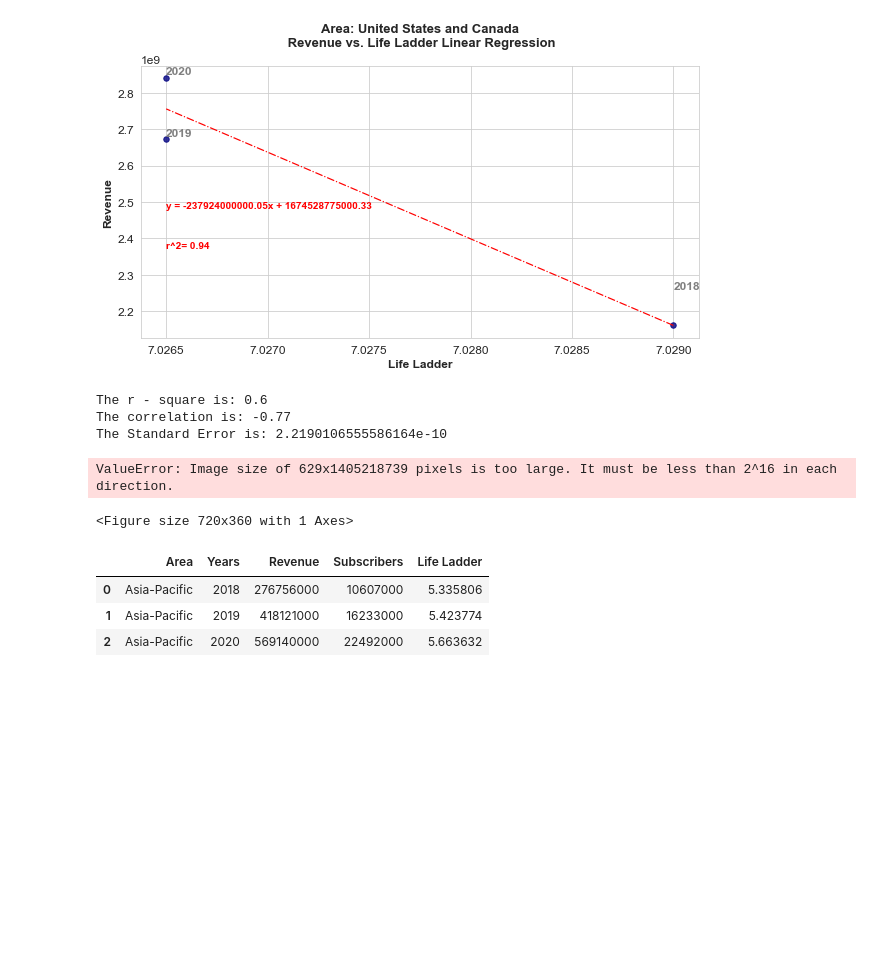
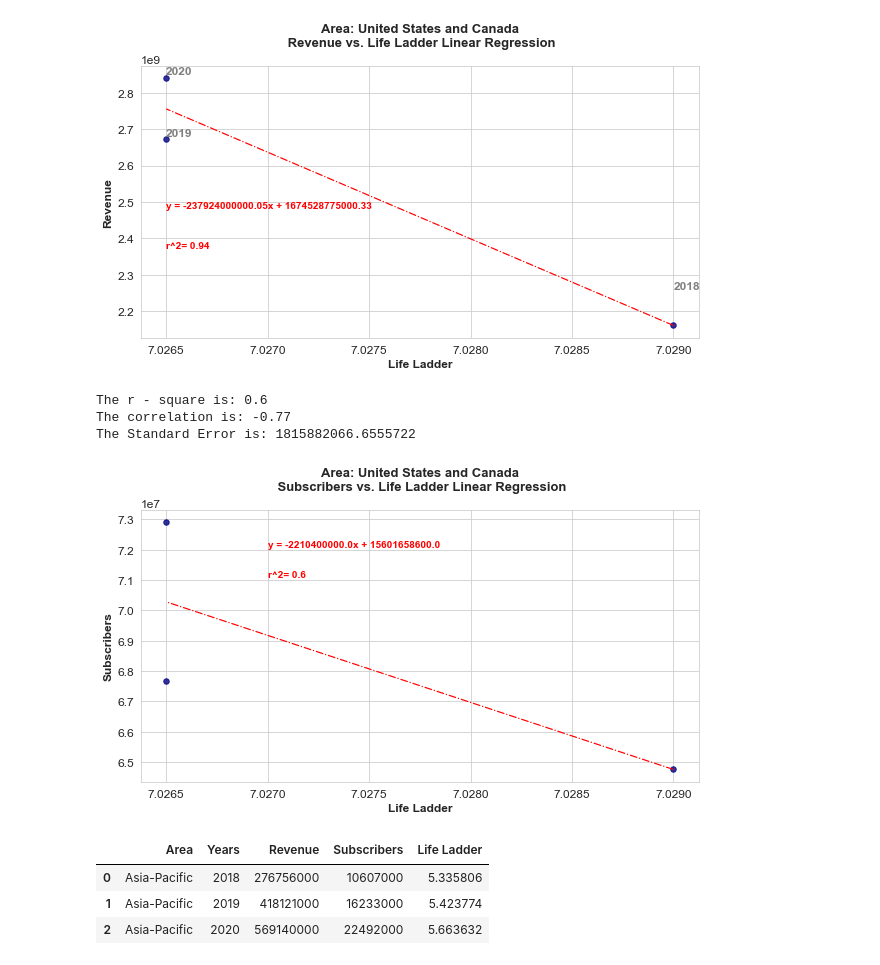
Before and after one commit to adamholcomb/Python-Media-Happiness-Analysis, a Jupyter notebook: HappinessIndex.ipynb, the cells around one changed output. Saved outputs shown, nothing was run; the diff lists cells and outputs as text; code cells hidden in the pictures; blank space fills up the shorter version.

```diff
--- a/HappinessIndex.ipynb
+++ b/HappinessIndex.ipynb
@@ -884,21 +884,36 @@ The r - square is: 0.94
 The correlation is: -0.97
 The Standard Error is: 58114461515.88552
 [figure]
-# %%
-# United States and Canada
-linear_regression(usa_area['Subscribers'],usa_area['Life Ladder'],6.51e7,7.027)
-plt.title(f'Area: United States and Canada\n Subscribers vs. Life Ladder Linear Regression\n', fontsize = 13, fontweight = 'bold')
-plt.xlabel('Revenue', fontsize = 12,fontweight = 'bold')
-plt.ylabel('Life Ladder', fontsize = 12,fontweight = 'bold')
-plt.savefig('Images/USA_Subscribers_vs_Life_Ladder_Linear_Regression.png')
-plt.savefig('Images/USA_Subscribers_vs_Life_Ladder_Linear_Regression.jpg')
-plt.show()
-# %% [output]
-The r - square is: 0.6
-The correlation is: -0.77
-The Standard Error is: 2.2190106555586164e-10
-ValueError: Image size of 629x1405218739 pixels is too large. It must be less than 2^16 in each direction.
-<Figure size 720x360 with 1 Axes>
+# %%
+# United States and Canada
+
+# Linear Regression
+def linear_regression_usa(x_axis, y_axis,x,y):
+    corr = round(st.pearsonr(x_axis,y_axis)[0],2)
+    (slope, intercept, rvalue, pvalue, stderr) = st.linregress(x_axis, y_axis)
+    rv = x_axis * slope + intercept
+    le = 'y = ' + str(round(slope,2)) + 'x + ' +str(round(intercept,2))
+    fig1,ax1=plt.subplots(figsize=(10,5))
+    plt.scatter(x_axis, y_axis, color = 'navy', s = 30, alpha = 0.8)
+    plt.plot(x_axis,rv, 'r-.',linewidth =1.2, color = 'red')
+    plt.annotate(le,(x,y), fontsize = 10 , color = 'red',fontweight = 'bold')
+    plt.annotate(f'r^2= {round(rvalue**2,2)}',(x,y-0.001e9),fontsize=10,color="red", fontweight='bold')
+    print(f'The r - square is: {round(rvalue**2,2)}')
+    print(f'The correlation is: {round(corr,2)}')
+    print(f'The Standard Error is: {stderr}')
+
+linear_regression_usa(usa_area['Life Ladder'],usa_area['Subscribers'],7.027,7.21e7)
+plt.title(f'Area: United States and Canada\n Subscribers vs. Life Ladder Linear Regression\n', fontsize = 13, fontweight = 'bold')
+plt.xlabel('Life Ladder', fontsize = 12,fontweight = 'bold')
+plt.ylabel('Subscribers', fontsize = 12,fontweight = 'bold')
+plt.savefig('Images/USA_Subscribers_vs_Life_Ladder_Linear_Regression.png')
+plt.savefig('Images/USA_Subscribers_vs_Life_Ladder_Linear_Regression.jpg')
+plt.show()
+# %% [output]
+The r - square is: 0.6
+The correlation is: -0.77
+The Standard Error is: 1815882066.6555722
+[figure, added]
 # %%
 # Linear Regression
 def linear_regression_b(x_axis, y_axis,x,y):
```
Also changed, not shown: parts of 7 cells of this notebook, 12 other files.
